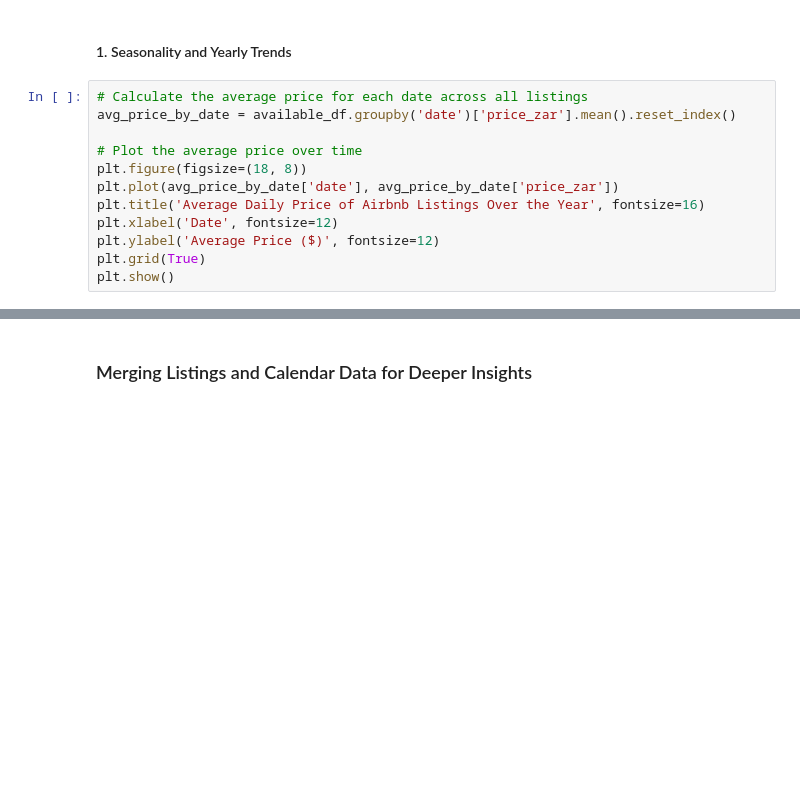
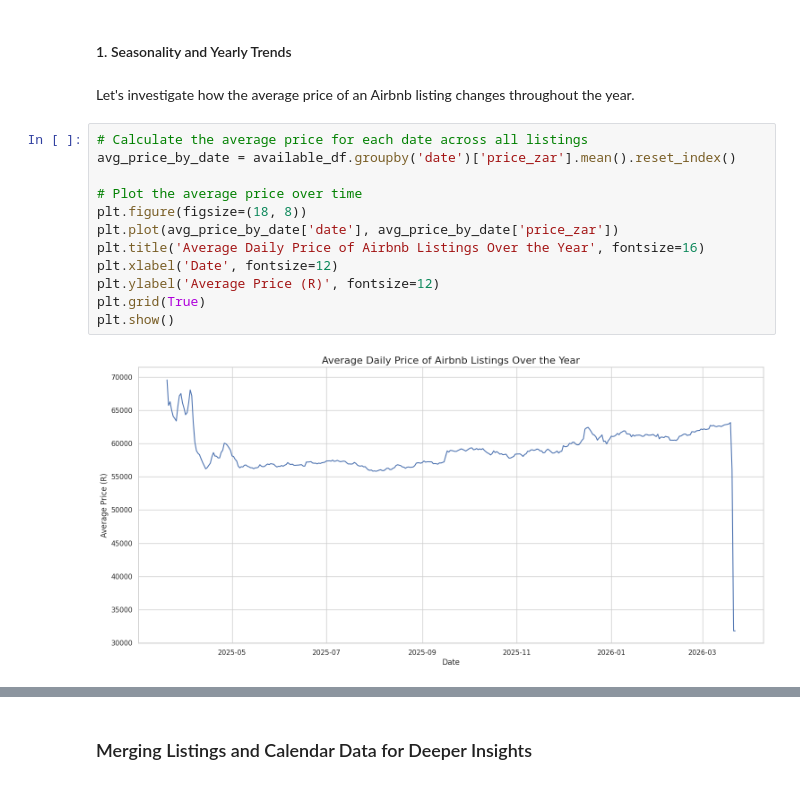
Before and after one commit to nkosanamolefe/dynamic-pricing-for-airbnb, a Jupyter notebook: notebook/Dynamic_Pricing_for_Airbnb_Cape Town.ipynb, the cells around one changed output, grey strips where cells are left out. Drawn from its saved outputs; the diff is of its cells as text; blank space fills up the shorter version.

```diff
--- a/notebook/Dynamic_Pricing_for_Airbnb_Cape Town.ipynb
+++ b/notebook/Dynamic_Pricing_for_Airbnb_Cape Town.ipynb
@@ -449,15 +430,19 @@ plt.show()
 In this part of the analysis, we'll use `calender.csv` dataset to uncover how price fluctuate over time due to seasonality, day of the week, and booking availability
 # %% [markdown]
 #### 1. Seasonality and Yearly Trends
+# %% [markdown]
+Let's investigate how the average price of an Airbnb listing changes throughout the year.
 # %%
 # Calculate the average price for each date across all listings
 avg_price_by_date = available_df.groupby('date')['price_zar'].mean().reset_index()
 
 # Plot the average price over time
 plt.figure(figsize=(18, 8))
 plt.plot(avg_price_by_date['date'], avg_price_by_date['price_zar'])
 plt.title('Average Daily Price of Airbnb Listings Over the Year', fontsize=16)
 plt.xlabel('Date', fontsize=12)
-plt.ylabel('Average Price ($)', fontsize=12)
+plt.ylabel('Average Price (R)', fontsize=12)
 plt.grid(True)
 plt.show()
+# %% [output]
+[figure, added]
```
Also changed, not shown: parts of 62 cells of this notebook.
